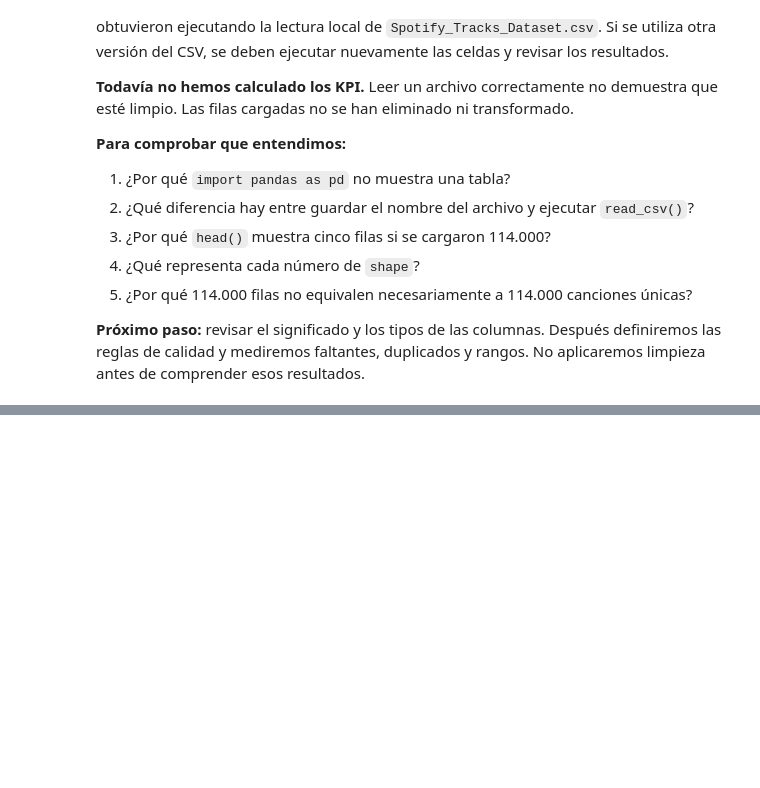
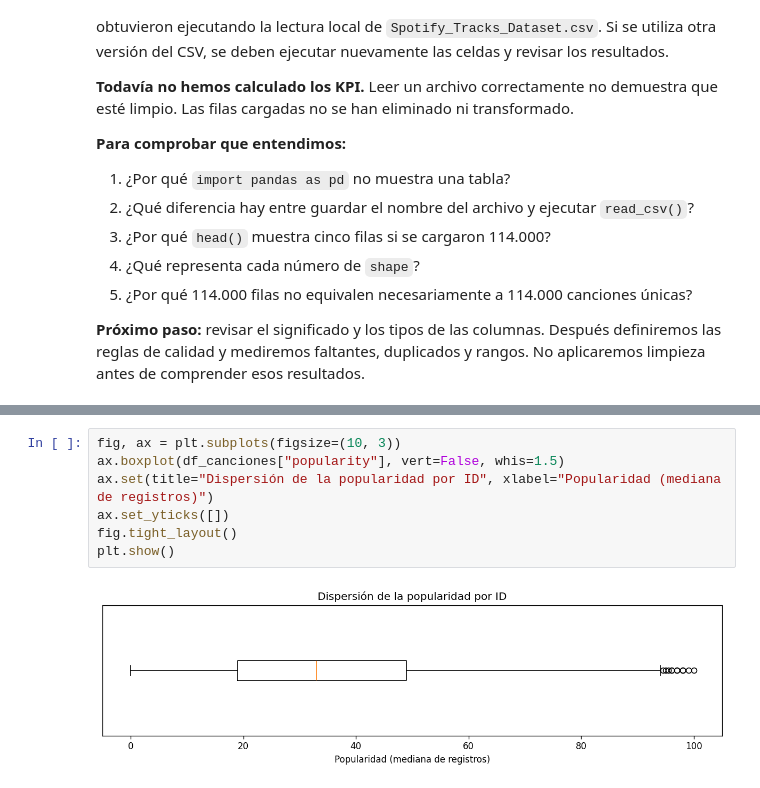
Before and after one commit to sparklyeonn/machine-learning, a Jupyter notebook: Spotify_Unidad_1.ipynb, the cells around one changed output, grey strips where cells are left out. Cells and saved outputs as stored; diff of their text form; blank space fills up the shorter version.

```diff
--- a/Spotify_Unidad_1.ipynb
+++ b/Spotify_Unidad_1.ipynb
@@ -348,0 +1769,9 @@ df.columns.tolist()
+# %%
+fig, ax = plt.subplots(figsize=(10, 3))
+ax.boxplot(df_canciones["popularity"], vert=False, whis=1.5)
+ax.set(title="Dispersión de la popularidad por ID", xlabel="Popularidad (mediana de registros)")
+ax.set_yticks([])
+fig.tight_layout()
+plt.show()
+# %% [output]
+[figure, added]
```
Also changed, not shown: parts of 248 cells of this notebook.
